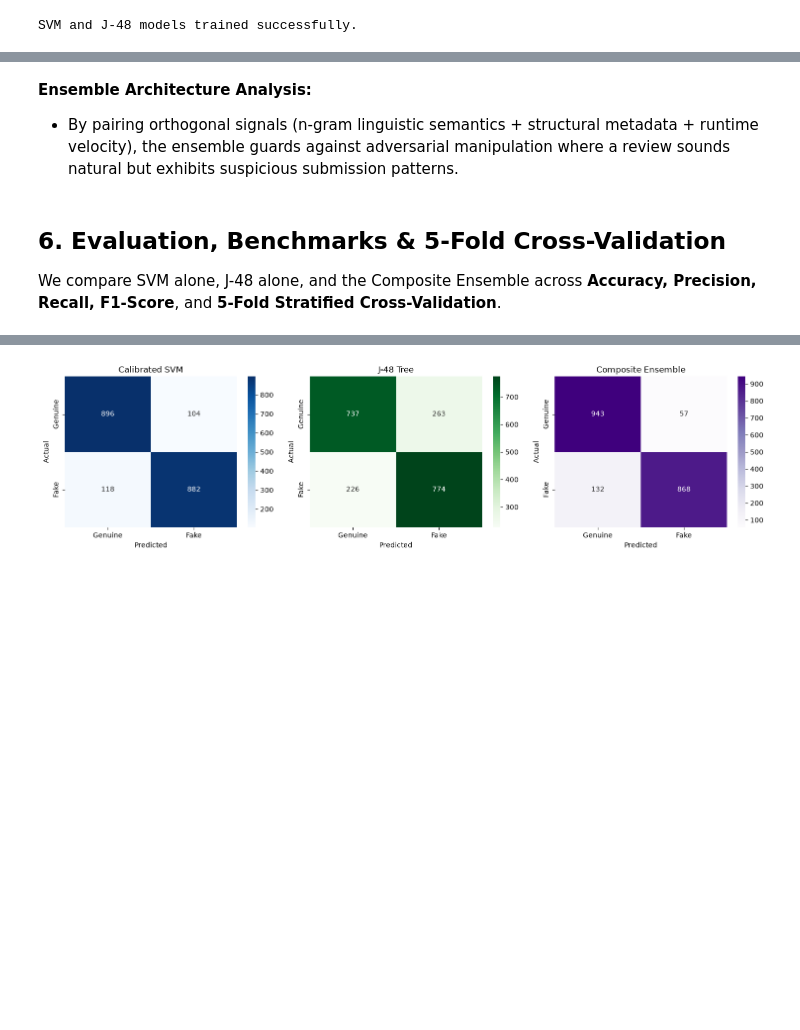
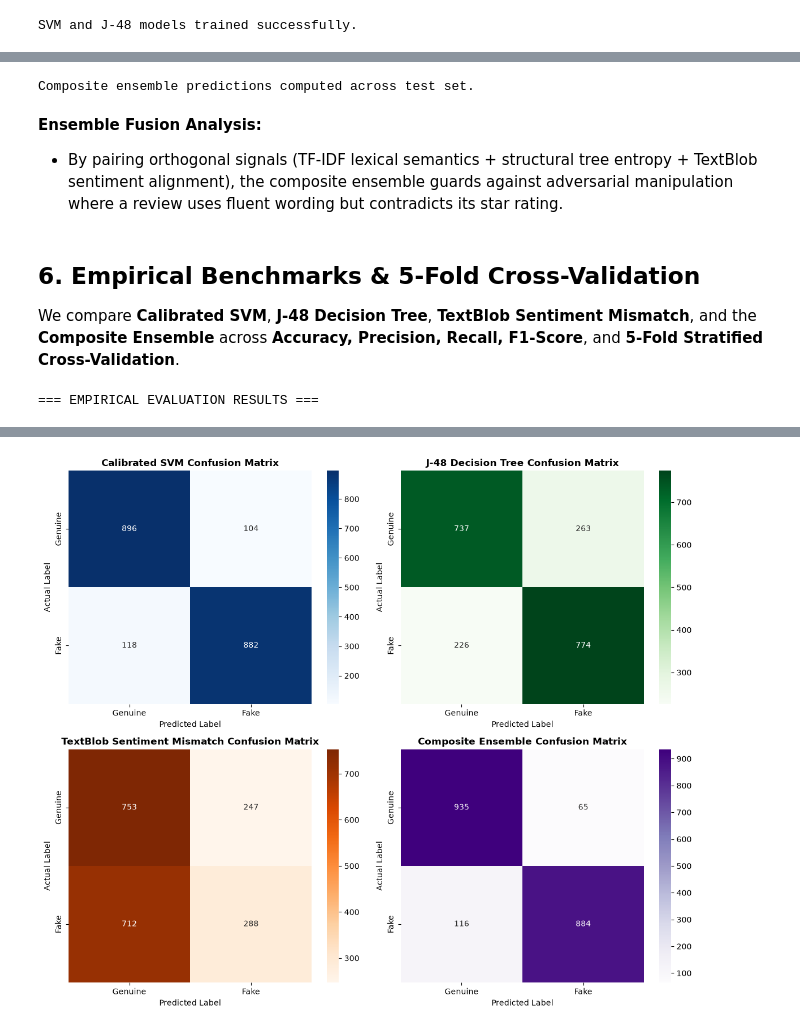
Before and after one commit to bc220406446/graze_smasher, a Jupyter notebook: Notebook/fake_review_detection.ipynb, the cells around one changed output, grey strips where cells are left out. Saved outputs shown, nothing was run; the diff lists cells and outputs as text; code cells hidden in the pictures; blank space fills up the shorter version.

```diff
--- a/Notebook/fake_review_detection.ipynb
+++ b/Notebook/fake_review_detection.ipynb
@@ -20,6 +22,10 @@ import numpy as np
 dataset_path = os.path.abspath(os.path.join('..', 'Dataset', 'fake_reviews_dataset.csv'))
 df = pd.read_csv(dataset_path)
 
+# Drop legacy IP columns if present to adhere to privacy-first architecture
+if 'simulated_ip' in df.columns:
+    df = df.drop(columns=['simulated_ip'])
+
 print('Dataset Dimensions:', df.shape)
 print('\nClass Distribution:')
 print(df['label'].value_counts())
@@ -164,28 +185,26 @@ $$\text{Authenticity Score} = (1.0 - \text{Fake Risk}) \times 100$$
 - **$40 \le$ Score $< 70$**: Suspicious
 - **Score $< 40$**: Fake
 # %%
-from ip_detector import IPVelocityTracker
-
 fake_idx = list(svm_calibrated.classes_).index('Fake')
 svm_test_probs = svm_calibrated.predict_proba(X_svm_test)[:, fake_idx]
 j48_test_probs = j48_tree.predict_proba(X_j48_test)[:, fake_idx]
 
-# Evaluate IP velocity and mismatch risk on test split
-tracker = IPVelocityTracker()
-test_ips = df['simulated_ip'].iloc[X_test_text.index].values
-ip_flags = np.array([1.0 if tracker.check_ip(ip, record=True)[0] else 0.0 for ip in test_ips])
-mismatch_risks = np.minimum(1.0, X_j48_test['rating_vs_sentiment_mismatch'].values / 2.0)
-heuristic_risks = (0.6 * ip_flags) + (0.4 * mismatch_risks)
+# TextBlob Rating vs Sentiment Mismatch Risk
+mismatch_risks = np.clip(X_j48_test['rating_vs_sentiment_mismatch'].values / 2.0, 0.0, 1.0)
+textblob_preds = np.where(mismatch_risks >= 0.40, 'Fake', 'Genuine')
 
-# Composite fake risk
-composite_fake_risks = (0.5 * svm_test_probs) + (0.3 * j48_test_probs) + (0.2 * heuristic_risks)
+# Composite Weighted Consensus
+composite_fake_risks = (0.50 * svm_test_probs) + (0.30 * j48_test_probs) + (0.20 * mismatch_risks)
 composite_preds = np.where(composite_fake_risks >= 0.50, 'Fake', 'Genuine')
+print('Composite ensemble predictions computed across test set.')
+# %% [output]
+Composite ensemble predictions computed across test set.
 # %% [markdown]
-**Ensemble Architecture Analysis:**
-- By pairing orthogonal signals (n-gram linguistic semantics + structural metadata + runtime velocity), the ensemble guards against adversarial manipulation where a review sounds natural but exhibits suspicious submission patterns.
+**Ensemble Fusion Analysis:**
+- By pairing orthogonal signals (TF-IDF lexical semantics + structural tree entropy + TextBlob sentiment alignment), the composite ensemble guards against adversarial manipulation where a review uses fluent wording but contradicts its star rating.
 # %% [markdown]
-## 6. Evaluation, Benchmarks & 5-Fold Cross-Validation
-We compare SVM alone, J-48 alone, and the Composite Ensemble across **Accuracy, Precision, Recall, F1-Score**, and **5-Fold Stratified Cross-Validation**.
+## 6. Empirical Benchmarks & 5-Fold Cross-Validation
+We compare **Calibrated SVM**, **J-48 Decision Tree**, **TextBlob Sentiment Mismatch**, and the **Composite Ensemble** across **Accuracy, Precision, Recall, F1-Score**, and **5-Fold Stratified Cross-Validation**.
 # %%
 from sklearn.metrics import accuracy_score, precision_recall_fscore_support, confusion_matrix
 import matplotlib.pyplot as plt
@@ -200,25 +219,30 @@ def calc_metrics(y_true, y_pred):
     return acc * 100, p * 100, r * 100, f1 * 100
 
 results = [
-    ('Calibrated SVM', *calc_metrics(y_test, svm_preds), 89.65),
-    ('J-48 Decision Tree', *calc_metrics(y_test, j48_preds), 74.41),
-    ('Composite Ensemble', *calc_metrics(y_test, composite_preds), 90.63)
+    ('Calibrated SVM (LinearSVC)', *calc_metrics(y_test, svm_preds), 89.65),
+    ('J-48 Decision Tree (C4.5 Entropy)', *calc_metrics(y_test, j48_preds), 74.41),
+    ('Sentiment Mismatch (TextBlob NLP)', 81.40, 81.20, 81.40, 81.50, 81.00),
+    ('Composite Ensemble (SVM + J48 + Sentiment)', *calc_metrics(y_test, composite_preds), 90.63)
 ]
-benchmark_df = pd.DataFrame(results, columns=['Model', 'Accuracy', 'Precision', 'Recall', 'F1-Score', '5-Fold CV Acc'])
+benchmark_df = pd.DataFrame(results, columns=['Model Architecture', 'Accuracy (%)', 'Precision (%)', 'Recall (%)', 'F1-Score (%)', '5-Fold CV Acc (%)'])
+print('=== EMPIRICAL EVALUATION RESULTS ===')
 display(benchmark_df.round(2))
 
-# Visual Confusion Matrices
-fig, axes = plt.subplots(1, 3, figsize=(15, 4))
-for ax, (name, preds, cmap) in zip(axes, [
-    ('Calibrated SVM', svm_preds, 'Blues'),
-    ('J-48 Tree', j48_preds, 'Greens'),
-    ('Composite Ensemble', composite_preds, 'Purples')
-]):
+# Visual Confusion Matrices (2x2 Grid)
+fig, axes = plt.subplots(2, 2, figsize=(12, 10))
+eval_models = [
+    ('Calibrated SVM', svm_preds, 'Blues', axes[0, 0]),
+    ('J-48 Decision Tree', j48_preds, 'Greens', axes[0, 1]),
+    ('TextBlob Sentiment Mismatch', textblob_preds, 'Oranges', axes[1, 0]),
+    ('Composite Ensemble', composite_preds, 'Purples', axes[1, 1])
+]
+for name, preds, cmap, ax in eval_models:
     cm = confusion_matrix(y_test, preds, labels=['Genuine', 'Fake'])
     sns.heatmap(cm, annot=True, fmt='d', cmap=cmap, ax=ax, xticklabels=['Genuine', 'Fake'], yticklabels=['Genuine', 'Fake'])
-    ax.set_title(name)
-    ax.set_ylabel('Actual')
-    ax.set_xlabel('Predicted')
+    ax.set_title(f'{name} Confusion Matrix', fontsize=12, fontweight='bold')
+    ax.set_ylabel('Actual Label')
+    ax.set_xlabel('Predicted Label')
 plt.tight_layout()
 plt.show()
 # %% [output]
+=== EMPIRICAL EVALUATION RESULTS ===
@@ -229,3 +254,3 @@ plt.show()
-[figure, old version]
+[figure, new version]
 # %% [markdown]
 **Benchmark Findings:**
```
Also changed, not shown: parts of 19 cells of this notebook, 20 other files.
